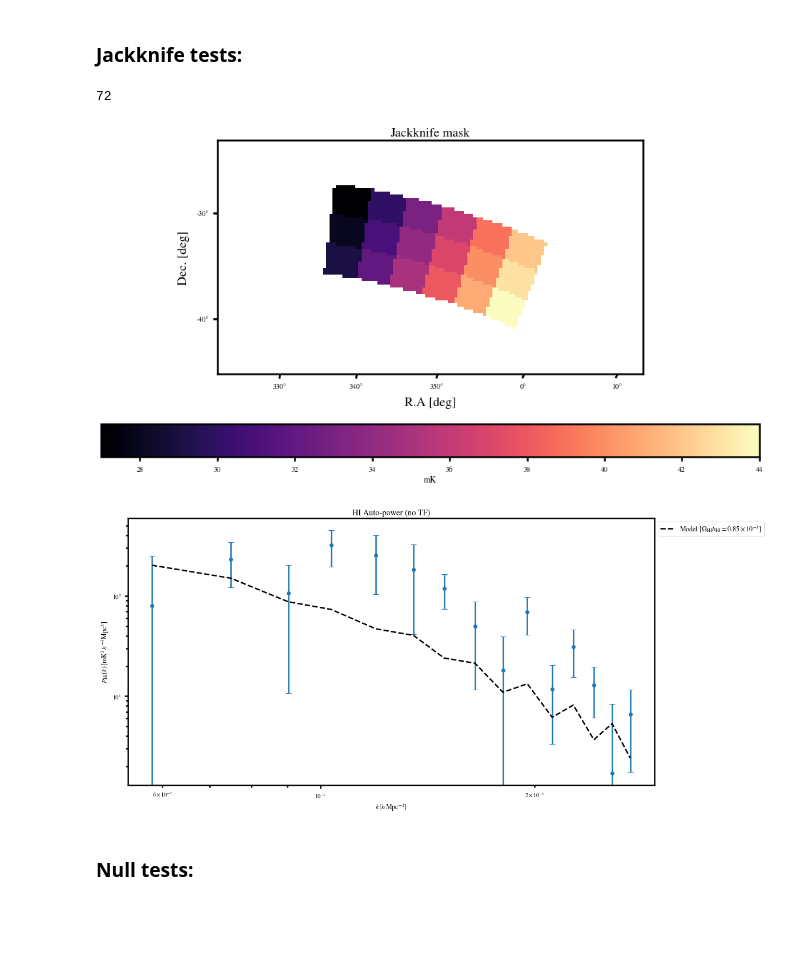
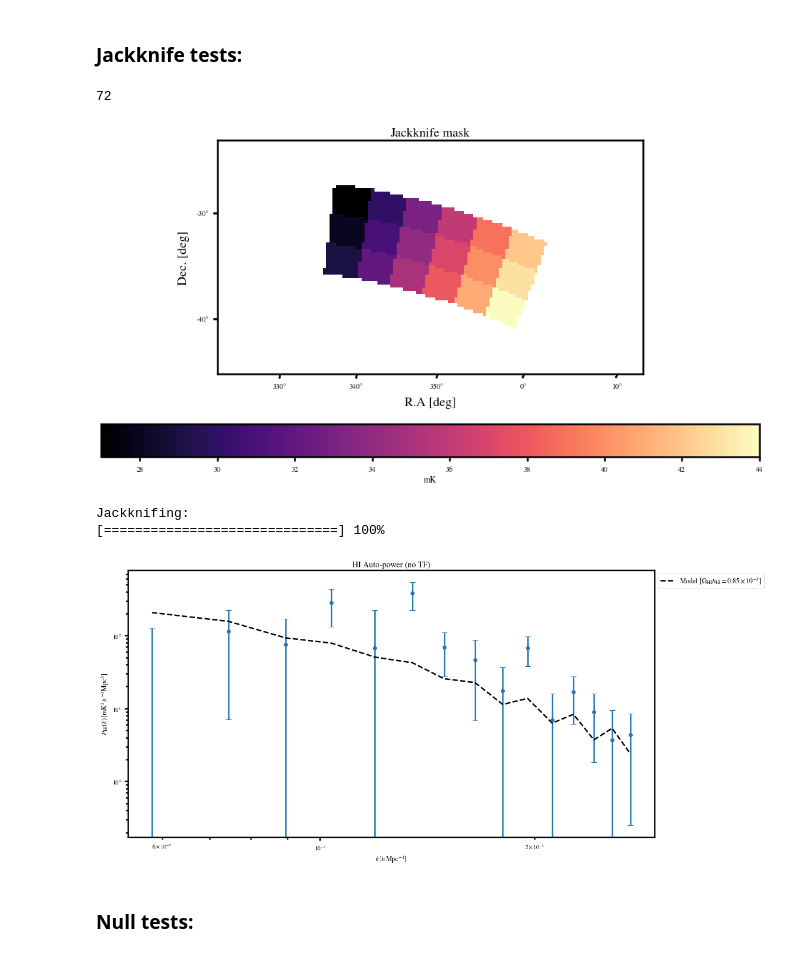
Before and after one commit to meerklass/meerpower, a Jupyter notebook: 2021Lband/autopower/pkpipe.ipynb, the cells around one changed output. Drawn from its saved outputs; the diff is of its cells as text; code cells hidden in the pictures; blank space fills up the shorter version.

```diff
--- a/2021Lband/autopower/pkpipe.ipynb
+++ b/2021Lband/autopower/pkpipe.ipynb
@@ -46,8 +47,7 @@ matplotlib.rcParams['figure.figsize'] = (16, 8)
 # Read-in some level6 data just to obtain coordinates:
 filestem = '/idia/projects/hi_im/raw_vis/MeerKLASS2021/level6/0.3/sigma_3/data/'
 map_file = filestem + 'Nscan966_Tsky_cube_p0.3d_sigma3.0_iter2.fits'
-counts_file = filestem + 'Nscan966_Npix_count_cube_p0.3d_sigma3.0_iter2.fits'
-null0,null1,null2,null3,dims,ra,dec,nu,wproj = Init.ReadIn(map_file,counts_file)
+null0,null1,null2,null3,dims,ra,dec,nu,wproj = Init.ReadIn(map_file)
 
 ######################################################################
 ############## CHOSE LEVEL 5 MAPS TO ANALYSE HERE: ###################
@@ -105,7 +105,6 @@ Pmod = cosmo.GetModelPk(zeff)
 f = cosmo.f(zeff)
 sig_v = 0
 b_HI = 1.5
-OmegaHI = 1.333333e-3
 OmegaHIbHI = 0.85e-3 # MKxWiggleZ constraint
 OmegaHI = OmegaHIbHI/b_HI
 import HItools
@@ -265,12 +289,15 @@ for i in range(len(N_fgs)):
     else:
         MKmap_clean_A = foreground.PCAclean(MKmap_A,N_fg=N_fgs[i],W=W_A,w=None)
         MKmap_clean_B = foreground.PCAclean(MKmap_B,N_fg=N_fgs[i],W=W_B,w=None)
-    MKmap_clean_rg_A,dims,dims0 = grid.comoving(blackman*MKmap_clean_A,ra,dec,nu,W=W_A,ndim=ndim)
-    MKmap_clean_rg_B,dims,dims0 = grid.comoving(blackman*MKmap_clean_B,ra,dec,nu,W=W_B,ndim=ndim)
-    w_rg_A,dims,dims0 = grid.comoving(blackman*w_A,ra,dec,nu,W=W_A,ndim=ndim)
-    w_rg_B,dims,dims0 = grid.comoving(blackman*w_B,ra,dec,nu,W=W_B,ndim=ndim)
-    W_rg_A,dims,dims0 = grid.comoving(blackman*W_A,ra,dec,nu,W=W_A,ndim=ndim)
-    W_rg_B,dims,dims0 = grid.comoving(blackman*W_B,ra,dec,nu,W=W_B,ndim=ndim)
+    MKmap_clean_rg_A,dims,dims0 = grid.comoving(MKmap_clean_A,ra,dec,nu,W=W_A,ndim=ndim)
+    MKmap_clean_rg_B,dims,dims0 = grid.comoving(MKmap_clean_B,ra,dec,nu,W=W_B,ndim=ndim)
+    w_rg_A,dims,dims0 = grid.comoving(w_A,ra,dec,nu,W=W_A,ndim=ndim)
+    w_rg_B,dims,dims0 = grid.comoving(w_B,ra,dec,nu,W=W_B,ndim=ndim)
+    W_rg_A,dims,dims0 = grid.comoving(W_A,ra,dec,nu,W=W_A,ndim=ndim)
+    W_rg_B,dims,dims0 = grid.comoving(W_B,ra,dec,nu,W=W_B,ndim=ndim)
+    # Multiply Tukey taper window by all maps that undergo Fourier transforms
+    MKmap_clean_rg_A,MKmap_clean_rg_B,w_rg_A,w_rg_B,W_rg_A,W_rg_B = window*MKmap_clean_rg_A,window*MKmap_clean_rg_B,window*w_rg_A,window*w_rg_B,window*W_rg_A,window*W_rg_B
+    # Measure and plot 2D power spectrum:
     Pk2D_A,k2d,nmodes = power.Pk2D(MKmap_clean_rg_A,MKmap_clean_rg_A,dims,kperpbins,kparabins,w1=w_rg_A,w2=w_rg_A,W1=W_rg_A,W2=W_rg_A)
     Pk2D_B,k2d,nmodes = power.Pk2D(MKmap_clean_rg_B,MKmap_clean_rg_B,dims,kperpbins,kparabins,w1=w_rg_B,w2=w_rg_B,W1=W_rg_B,W2=W_rg_B)
     Pk2D_AB,k2d,nmodes = power.Pk2D(MKmap_clean_rg_A,MKmap_clean_rg_B,dims,kperpbins,kparabins,w1=w_rg_A,w2=w_rg_B,W1=W_rg_A,W2=W_rg_B)
@@ -369,7 +396,7 @@ N_fg = 6
 MKmap_clean_A = foreground.PCAclean(MKmap_A,N_fg=N_fg,W=W_A,w=None)
 MKmap_clean_B = foreground.PCAclean(MKmap_B,N_fg=N_fg,W=W_B,w=None)
 
-'''
+#'''
 Pk_AB_jack = np.zeros((njack*nzjack,nkbin))
 #pk2dcrosss = np.zeros((njack*nzjack,len(kparacen),len(kperpcen)))
 for i in range(njack*nzjack):
@@ -377,42 +404,46 @@ for i in range(njack*nzjack):
     MKmap_clean_jackA,w_jackA,W_jackA = np.copy(MKmap_clean_A),np.copy(w_A),np.copy(W_A)
     MKmap_clean_jackB,w_jackB,W_jackB = np.copy(MKmap_clean_B),np.copy(w_B),np.copy(W_B)
     MKmap_clean_jackA[jackmask==i],w_jackA[jackmask==i],W_jackA[jackmask==i] = 0,0,0
     MKmap_clean_jackB[jackmask==i],w_jackB[jackmask==i],W_jackB[jackmask==i] = 0,0,0
     #plot.Map(W_jackA,W=W_jackA,map_ra=ra,map_dec=dec,wproj=wproj)
     #plt.show()
 
-    MKmap_clean_rg_jackA,dims,dims0 = grid.comoving(blackman*MKmap_clean_jackA,ra,dec,nu,W=W_jackA,ndim=ndim)
-    MKmap_clean_rg_jackB,dims,dims0 = grid.comoving(blackman*MKmap_clean_jackB,ra,dec,nu,W=W_jackB,ndim=ndim)
-    w_rg_jackA,dims,dims0 = grid.comoving(blackman*w_jackA,ra,dec,nu,W=W_jackA,ndim=ndim)
-    w_rg_jackB,dims,dims0 = grid.comoving(blackman*w_jackB,ra,dec,nu,W=W_jackB,ndim=ndim)
-    W_rg_jackA,dims,dims0 = grid.comoving(blackman*W_jackA,ra,dec,nu,W=W_jackA,ndim=ndim)
-    W_rg_jackB,dims,dims0 = grid.comoving(blackman*W_jackB,ra,dec,nu,W=W_jackB,ndim=ndim)
+    MKmap_clean_rg_jackA,dims,dims0 = grid.comoving(MKmap_clean_jackA,ra,dec,nu,W=W_jackA,ndim=ndim)
+    MKmap_clean_rg_jackB,dims,dims0 = grid.comoving(MKmap_clean_jackB,ra,dec,nu,W=W_jackB,ndim=ndim)
+    w_rg_jackA,dims,dims0 = grid.comoving(w_jackA,ra,dec,nu,W=W_jackA,ndim=ndim)
+    w_rg_jackB,dims,dims0 = grid.comoving(w_jackB,ra,dec,nu,W=W_jackB,ndim=ndim)
+    W_rg_jackA,dims,dims0 = grid.comoving(W_jackA,ra,dec,nu,W=W_jackA,ndim=ndim)
+    W_rg_jackB,dims,dims0 = grid.comoving(W_jackB,ra,dec,nu,W=W_jackB,ndim=ndim)
+    MKmap_clean_rg_jackA,MKmap_clean_rg_jackB,w_rg_jackA,w_rg_jackB,W_rg_jackA,W_rg_jackB = window*MKmap_clean_rg_jackA,window*MKmap_clean_rg_jackB,window*w_rg_jackA,window*w_rg_jackB,window*W_rg_jackA,window*W_rg_jackB
 
     Pk_AB_jack[i],k,nmodes = power.Pk(MKmap_clean_rg_jackA,MKmap_clean_rg_jackB,dims,kbins,corrtype='HIauto',w1=w_rg_jackA,w2=w_rg_jackB,W1=W_rg_jackA,W2=W_rg_jackB)
 
 np.save('data/pkcross_jacks',Pk_AB_jack)
 #np.save('data/pk2dcrosss_jacks',pk2dcrosss)
-'''
+#'''
 Pk_AB_jack = np.load('data/pkcross_jacks.npy')
 #pk2dcrosss = np.load('data/pk2dcrosss_jacks.npy')
 N_jack = np.shape(Pk_AB_jack)[0]
 sum_ = np.zeros(len(k))
 for i in range(N_jack):
     sum_ += (Pk_AB_jack[i] - np.mean(Pk_AB_jack,0))**2
 pkerr_jack = np.sqrt( (N_jack - 1) / N_jack * sum_ )
 
-plt.errorbar(k,np.mean(Pk_AB_jack,0),pkerr_jack,marker='o',ls='none')
+Pk_AB,k,nmodes = power.Pk(MKmap_clean_rg_A,MKmap_clean_rg_B,dims,kbins,corrtype='HIauto',w1=w_rg_A,w2=w_rg_B,W1=W_rg_A,W2=W_rg_B)
+plt.errorbar(k,Pk_AB,pkerr_jack,marker='o',ls='none')
 plt.plot(k,pkmod,color='black',ls='--',label=r'Model [$\Omega_{\rm HI}b_{\rm HI} = %s \times 10^{-3}]$'%np.round(OmegaHI*b_HI*1e3,2))
 plt.loglog()
 plt.legend(fontsize=12,loc='upper left',bbox_to_anchor=[1,1])
 plt.title('HI Auto-power (no TF)')
 plt.xlabel(r'$k\,[h\,{\rm Mpc}^{-1}]$')
 plt.ylabel(r'$P_{\rm HI}(k)\,[{\rm mK}^2\,h^{-3}{\rm Mpc}^{3}]$')
 plt.show()
 # %% [output]
 72
 [figure]
+Jackknifing:
+[==============================] 100%
-[figure, old version]
+[figure, new version]
 # %% [markdown]
 ### Null tests:
 # %%
```
Also changed, not shown: parts of 4 cells of this notebook.
